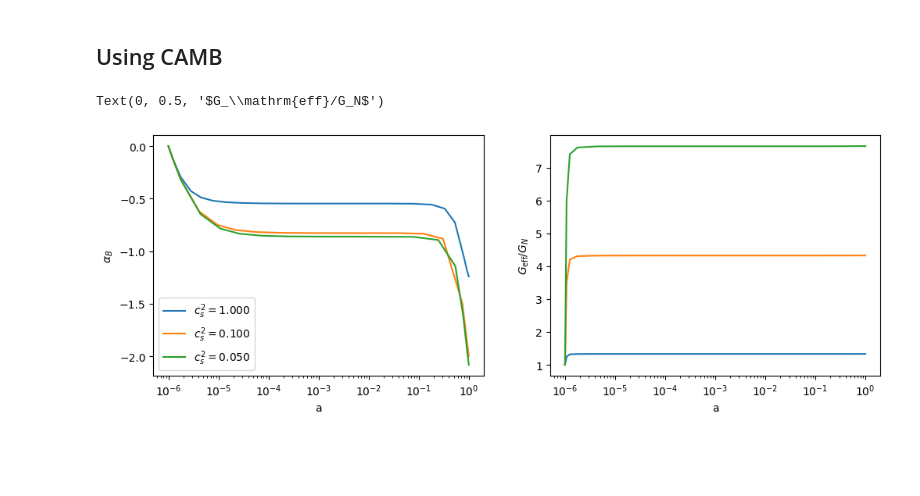
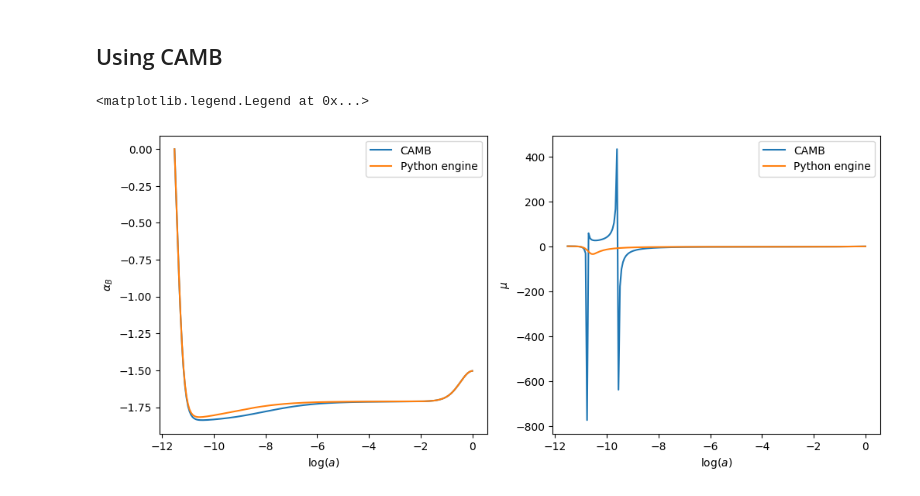
Before and after one commit to joaoreboucas1/cs2-project, a Jupyter notebook: analysis/cs2_alpha_b.ipynb, the cells around one changed output. Drawn from its saved outputs; the diff is of its cells as text; code cells hidden in the pictures; blank space fills up the shorter version.

```diff
--- a/analysis/cs2_alpha_b.ipynb
+++ b/analysis/cs2_alpha_b.ipynb
@@ -275,31 +255,25 @@ def get_observables(case):
 # %%
-rho_node_table, P_node_table, H_table, w_tot_table = get_observables(1)
-rho_node_interp = interp1d(logaa, rho_node_table, assume_sorted=True)
-P_node_interp = interp1d(logaa, P_node_table, assume_sorted=True)
-H_interp = interp1d(logaa, H_table, assume_sorted=True)
-w_tot_interp = interp1d(logaa, w_tot_table, assume_sorted=True)
-def d_alpha_B(loga, alpha_B, cs2=1.0, alpha_K=0.0):
-    # Returns the derivative of \alpha_B with respect to \ln a
-    rho_node = rho_node_interp(loga)
-    P_node = P_node_interp(loga)
-    H = H_interp(loga)
-    w_tot = w_tot_interp(loga)
-    return cs2*(alpha_K + 1.5*alpha_B**2) + (alpha_B - 2)*(3*(1 + w_tot) + alpha_B)/2 + 3*(rho_node + P_node)/H**2
+alpha_K = -5
+cs2 = 1.0
+omega_m = 0.3
+w0 = -0.9
+wa = -0.5
+log_a_camb, alpha_B_camb, mu_camb = get_camb_solution(alpha_K, cs2, omega_m, w0, wa)
+log_a_py,   alpha_B_py,   mu_py   = solve_alpha_B(alpha_K, cs2, omega_m, w0, wa)
 # %%
-fig, axs = plt.subplots(1, 2, figsize=(12, 4))
-for cs2 in [1.0, 0.1, 0.05]:
-    alpha_K = 0.001
-    result = solve_ivp(d_alpha_B, (np.log(a_ini), 0), y0=(1e-5,), args=(cs2, alpha_K))
-    a = np.exp(result.t)
-    alpha_B = result.y[0]
-    G_eff = 1 + alpha_B**2/(2*cs2*(alpha_K + 1.5*alpha_B**2))
-    axs[0].semilogx(a, alpha_B, label=f"$c_s^2 = {cs2:.3f}$")
-    axs[1].semilogx(a, G_eff, label=f"$c_s^2 = {cs2:.3f}$")
+fig, axs = plt.subplots(1, 2, figsize=(12, 5))
+
+axs[0].plot(log_a_camb, alpha_B_camb, label="CAMB")
+axs[0].plot(log_a_py, alpha_B_py, label="Python engine")
+axs[0].set_xlabel("$\\log(a)$")
+axs[0].set_ylabel("$\\alpha_B$")
 axs[0].legend()
-axs[0].set_xlabel("a")
-axs[1].set_xlabel("a")
-axs[0].set_ylabel(r"$\alpha_B$")
-axs[1].set_ylabel(r"$G_\mathrm{eff}/G_N$")
+
+axs[1].plot(log_a_camb, mu_camb, label="CAMB")
+axs[1].plot(log_a_py,   mu_py, label="Python engine")
+axs[1].set_xlabel("$\\log(a)$")
+axs[1].set_ylabel("$\\mu$")
+axs[1].legend()
 # %% [output]
-Text(0, 0.5, '$G_\\mathrm{eff}/G_N$')
+<matplotlib.legend.Legend at 0x...>
-[figure, old version]
+[figure, new version]
```
Also changed, not shown: parts of 9 cells of this notebook.
